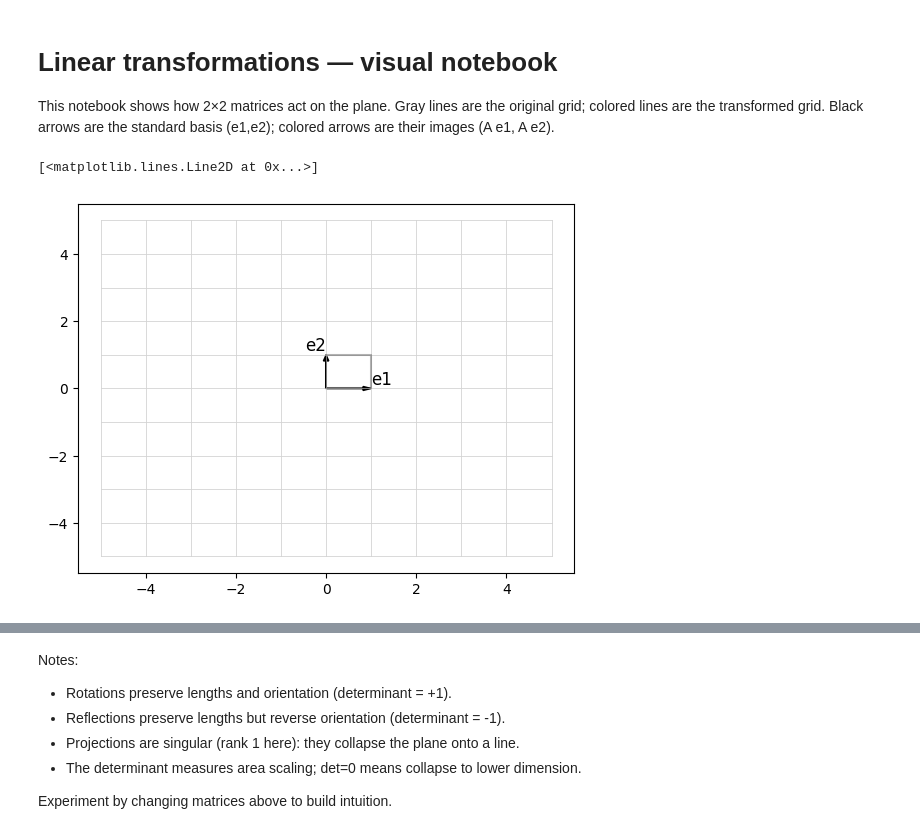
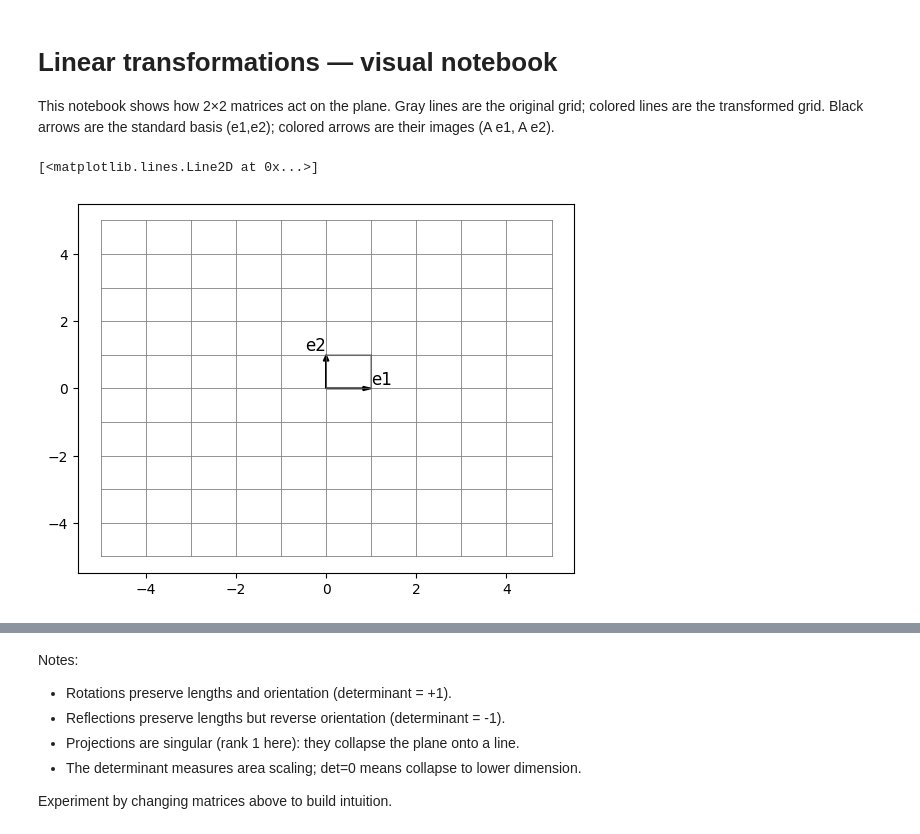
Before and after one commit to JanPastorek/1-AIN-152-22-LinearAlgebra, a Jupyter notebook: 6_linear_transformations.ipynb, the cells around one changed output, grey strips where cells are left out. Saved outputs shown, nothing was run; the diff lists cells and outputs as text; code cells hidden in the pictures.

```diff
--- a/6_linear_transformations.ipynb
+++ b/6_linear_transformations.ipynb
@@ -79,36 +81,36 @@ n_lines=11
 # draw original grid
 ys = np.linspace(-grid_lim, grid_lim, 201)
 xs = np.linspace(-grid_lim, grid_lim, n_lines)
 for x in xs:
     pts = np.vstack([np.full_like(ys, x), ys])
-    plt.plot(pts[0], pts[1], color='lightgray', linewidth=0.6)
+    plt.plot(pts[0], pts[1], color='gray', linewidth=0.6)
 for y in xs:
     pts = np.vstack([xs*0 + y, xs])
     pts = np.vstack([np.linspace(-grid_lim, grid_lim, 201), np.full(201, y)])  # horizontal
-    plt.plot(pts[0], pts[1], color='lightgray', linewidth=0.6)
+    plt.plot(pts[0], pts[1], color='gray', linewidth=0.6)
 
 # basis vectors and their images
 e1 = np.array([1., 0.])
 e2 = np.array([0., 1.])
 
 # arrows: original in gray/black, transformed in red/blue, labelled
 plt.arrow(0, 0, e1[0], e1[1], head_width=0.12,
             length_includes_head=True, color='k', linewidth=1, label='e1')
 plt.arrow(0, 0, e2[0], e2[1], head_width=0.12,
             length_includes_head=True, color='k', linewidth=1, label='e2')
 
 # show labels
 plt.text(e1[0], e1[1], 'e1', fontsize=12, color='k', ha='left', va='bottom')
 plt.text(e2[0], e2[1], 'e2', fontsize=12, color='k', ha='right', va='bottom')
 
 
 
 # unit square
 square = np.array([[0,1,1,0,0],[0,0,1,1,0]])
 plt.plot(square[0], square[1], color='k', alpha=0.3)
 # %% [output]
 [<matplotlib.lines.Line2D at 0x...>]
-[figure, old version]
+[figure, new version]
 # %%
 # Define example matrices
 theta = np.deg2rad(30)
```
Also changed, not shown: parts of 3 cells of this notebook.
